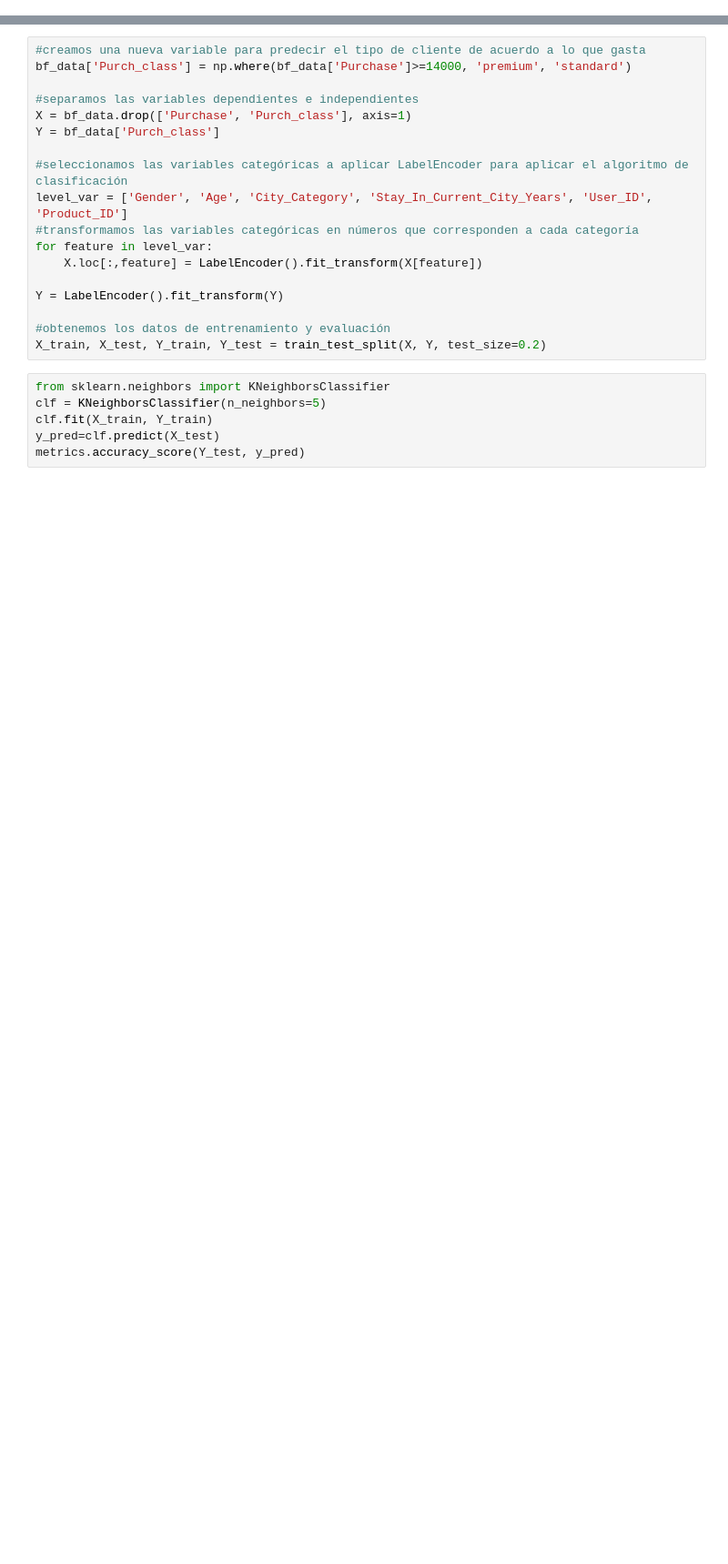
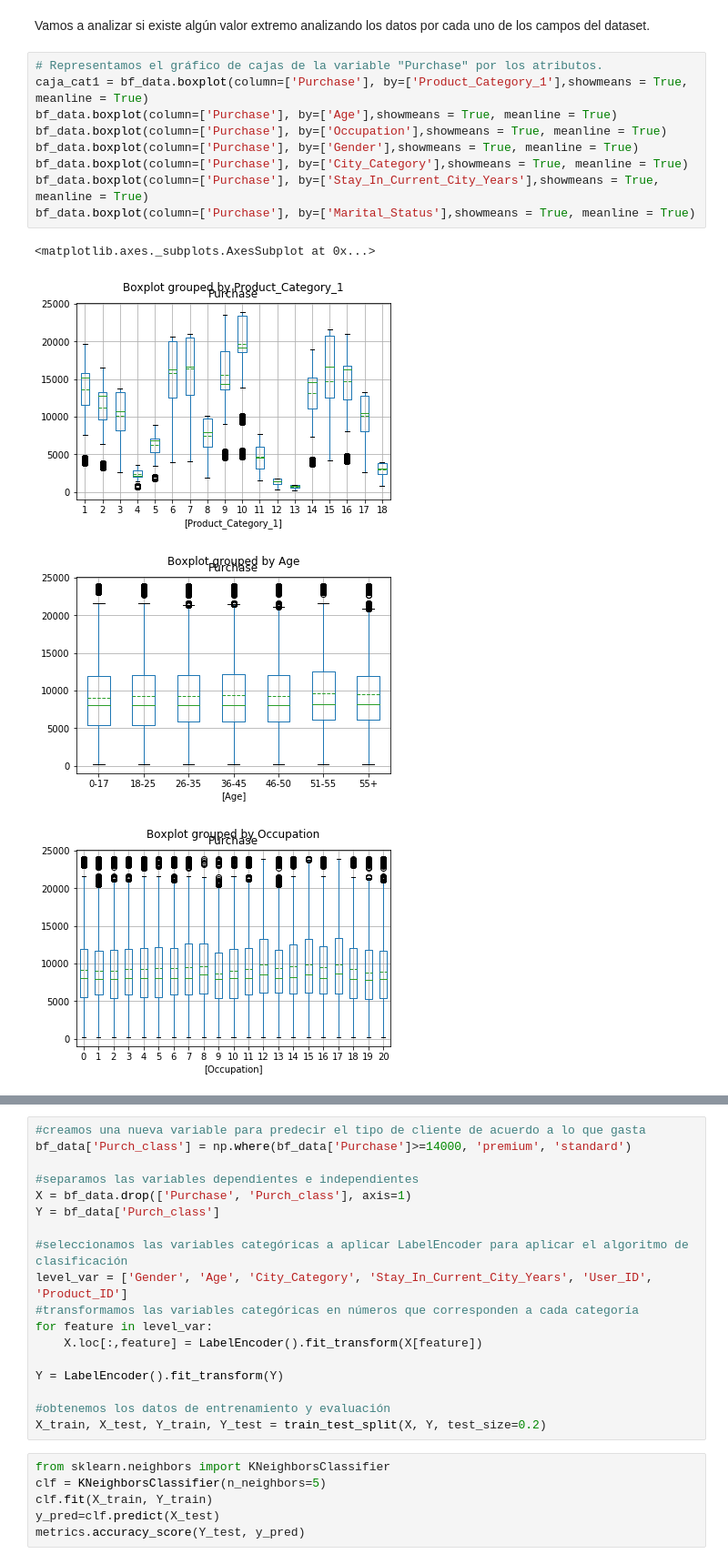
Before and after one commit to aliescont/BlackFriday, a Jupyter notebook: Black_friday_cleaning.ipynb, the cells around one changed output, grey strips where cells are left out. Shown at 91% size. Saved outputs shown, nothing was run; the diff lists cells and outputs as text; blank space fills up the shorter version.

```diff
--- a/Black_friday_cleaning.ipynb
+++ b/Black_friday_cleaning.ipynb
@@ -382,0 +261,16 @@ City_Category  es independiente de  Product_Category_1
+# %% [markdown]
+Vamos a analizar si existe algún valor extremo analizando los datos por cada uno de los campos del dataset.
+# %%
+# Representamos el gráfico de cajas de la variable "Purchase" por los atributos.
+caja_cat1 = bf_data.boxplot(column=['Purchase'], by=['Product_Category_1'],showmeans = True, meanline = True)
+bf_data.boxplot(column=['Purchase'], by=['Age'],showmeans = True, meanline = True)
+bf_data.boxplot(column=['Purchase'], by=['Occupation'],showmeans = True, meanline = True)
+bf_data.boxplot(column=['Purchase'], by=['Gender'],showmeans = True, meanline = True)
+bf_data.boxplot(column=['Purchase'], by=['City_Category'],showmeans = True, meanline = True)
+bf_data.boxplot(column=['Purchase'], by=['Stay_In_Current_City_Years'],showmeans = True, meanline = True)
+bf_data.boxplot(column=['Purchase'], by=['Marital_Status'],showmeans = True, meanline = True)
+# %% [output]
+<matplotlib.axes._subplots.AxesSubplot at 0x...>
+[figure, added]
+[figure, added]
+[figure, added]
```
Also changed, not shown: parts of 96 cells of this notebook.
